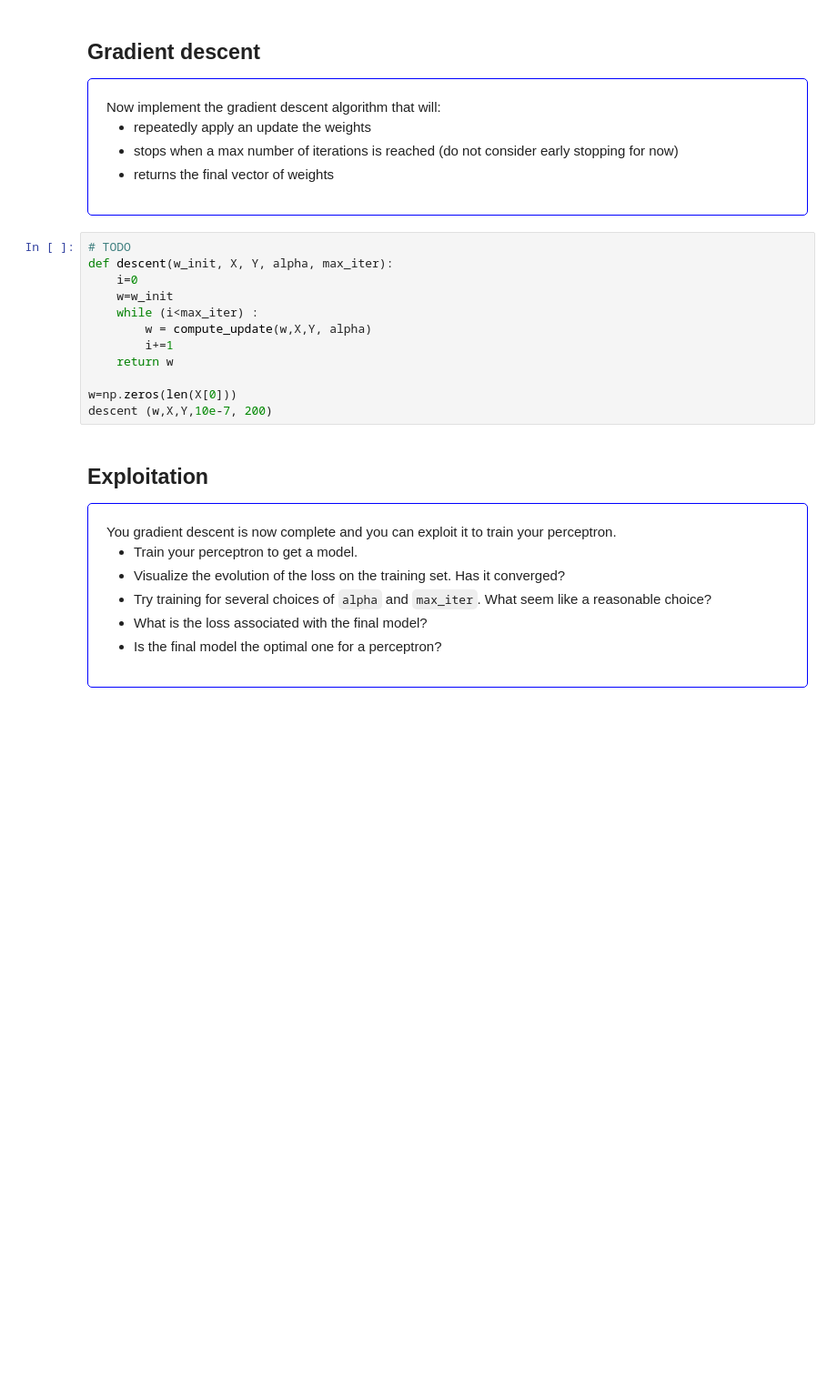
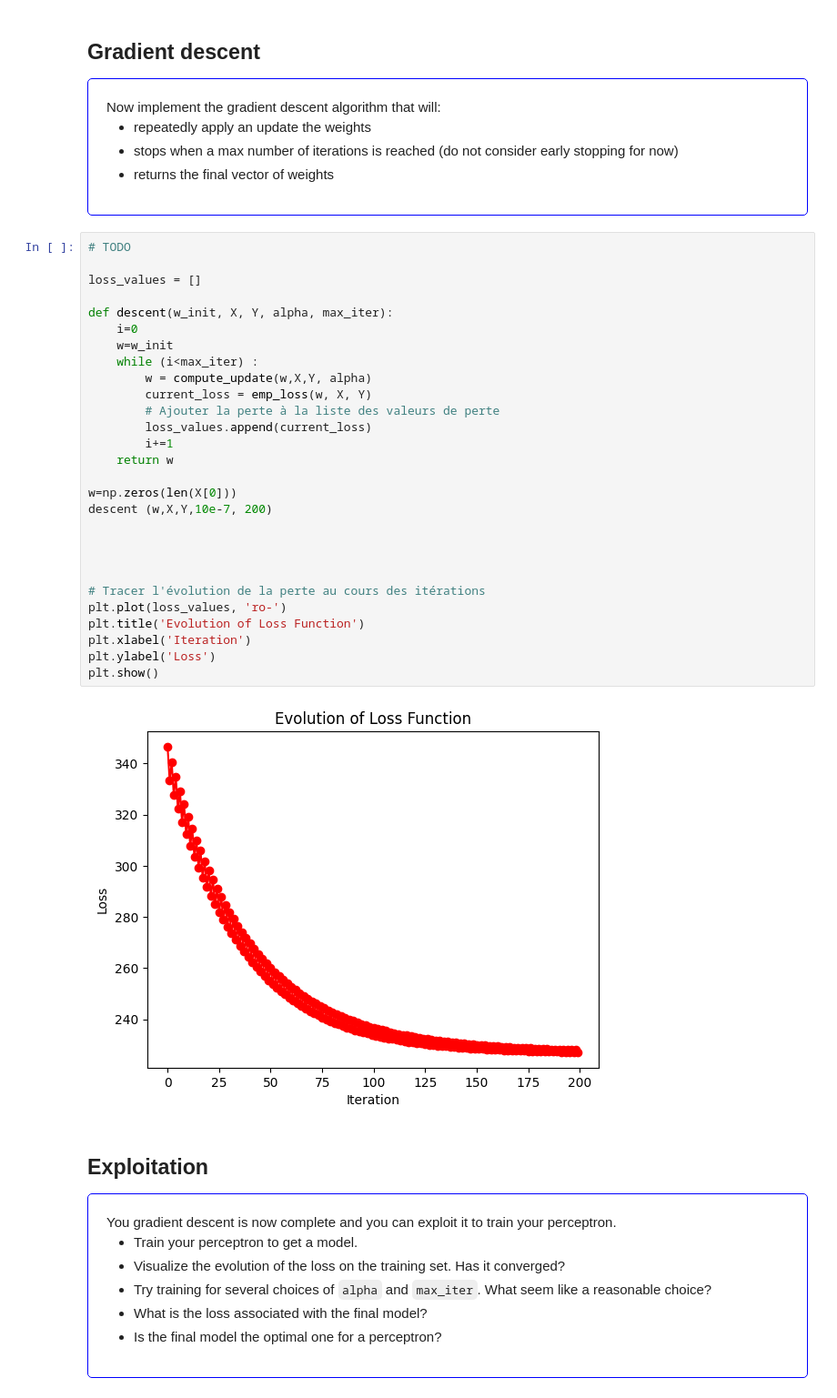
Before and after one commit to Lucile2712/Machine_Learning, a Jupyter notebook: perceptron.ipynb, the cells around one changed output. Shown at 91% size. Cells and saved outputs as stored; diff of their text form; blank space fills up the shorter version.

Commit message:
plot loss function TP1

```diff
--- a/perceptron.ipynb
+++ b/perceptron.ipynb
@@ -267,16 +289,34 @@ Now implement the gradient descent algorithm that will:
 <!-- Question End -->
 # %%
 # TODO
+
+loss_values = []
+
 def descent(w_init, X, Y, alpha, max_iter):
     i=0
     w=w_init
     while (i<max_iter) :
         w = compute_update(w,X,Y, alpha)
+        current_loss = emp_loss(w, X, Y)
+        # Ajouter la perte à la liste des valeurs de perte
+        loss_values.append(current_loss)
         i+=1
     return w
 
 w=np.zeros(len(X[0]))
 descent (w,X,Y,10e-7, 200)
+
+
+
+
+# Tracer l'évolution de la perte au cours des itérations
+plt.plot(loss_values, 'ro-')
+plt.title('Evolution of Loss Function')
+plt.xlabel('Iteration')
+plt.ylabel('Loss')
+plt.show()
+# %% [output]
+[figure, added]
 # %% [markdown]
 ## Exploitation
 <!-- Question Start -->
```
Also changed, not shown: parts of 6 cells of this notebook, 2 other files.
